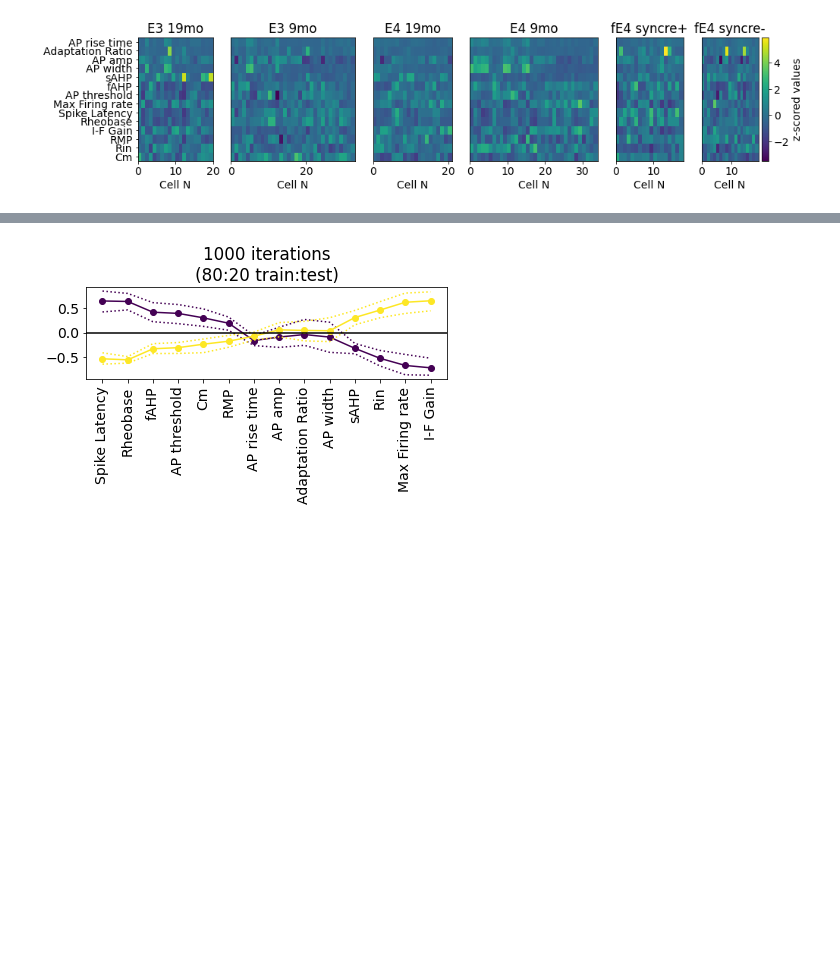
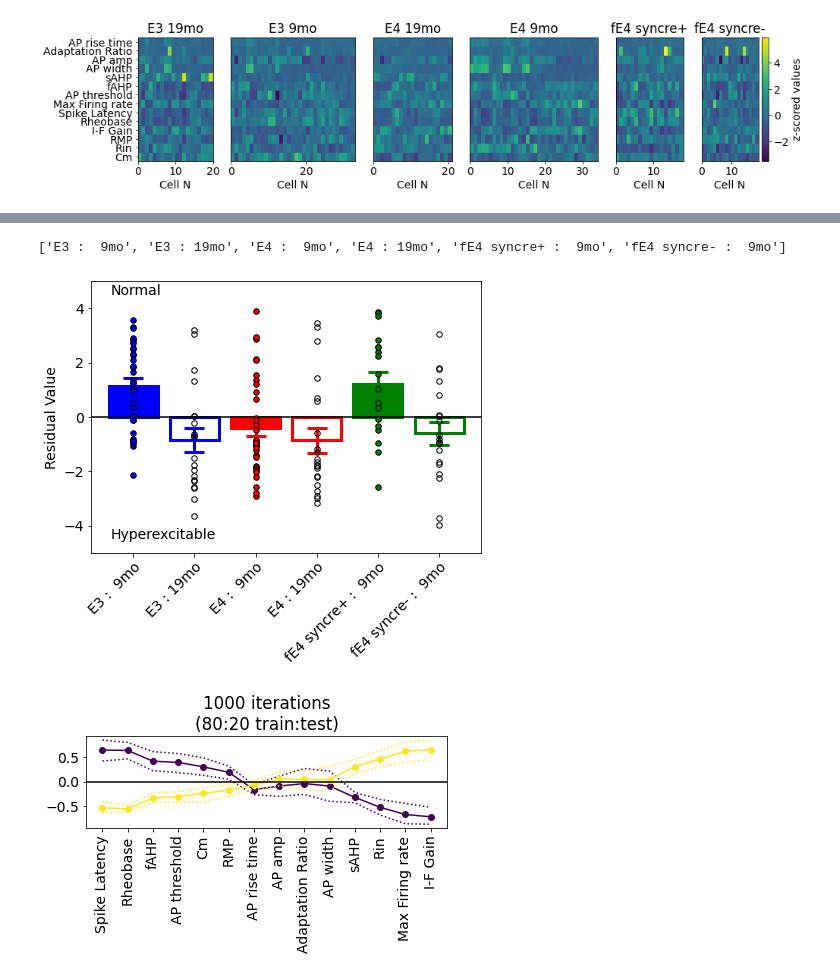
Before and after one commit to dtabuena/ApoE_Data_Clustering, a Jupyter notebook: Cluster_CA3.ipynb, the cells around one changed output, grey strips where cells are left out. Cells and saved outputs as stored; diff of their text form; code cells hidden in the pictures; blank space fills up the shorter version.

```diff
--- a/Cluster_CA3.ipynb
+++ b/Cluster_CA3.ipynb
@@ -410,3 +424,41 @@ tukey_data.to_csv('pairwise Age-Genotype.csv')
+# %%
+import scipy
+
+fig_res_bars, ax = plt.subplots(1,figsize=[7,5])
+
+comb_list = list(set(df_for_34_2W_anova['combination']))
+comb_list.sort()
+print(comb_list)
+
+
+for ti in range(len(comb_list)):
+    type_i = comb_list[ti]
+    match_type = df_for_34_2W_anova['combination']==type_i
+    y_vals = list(np.array(df_for_34_2W_anova[match_type]['T1_Score']))
+    pos = list(np.ones_like(y_vals)*ti)
+    t_colr = colors[ti]
+    t_colr_edge = colors[  int(np.ceil((ti+1)/2)-1)*2 ]
+    ax.scatter(np.ones_like(y_vals)*ti,y_vals,  color=t_colr, label=t,linewidths=1,edgecolors='k',s=30, zorder=5)
+    mean = np.mean(y_vals)
+    sem = scipy.stats.sem(y_vals)
+    error_kw = {'elinewidth':3,'capthick':3,'ecolor':t_colr_edge}
+    ax.bar(ti,mean,yerr=sem,color=t_colr, edgecolor=t_colr_edge,capsize=10,linewidth=3,error_kw=error_kw)
+
+
+
+ax.text(.05, .95, clust_names[1],transform=ax.transAxes,ha='left',fontsize = fs)
+ax.text(.05, .05, clust_names[0],transform=ax.transAxes,ha='left',fontsize = fs)
+ax.set_ylabel('Residual Value')
+ax.set_ylim(-5,5)
+ax.axhline(0,color='k')
+ax.set_xticks(ticks=range(len(comb_list)))
+ax.set_xticklabels(comb_list,rotation=45,ha='right', rotation_mode='anchor')
+plt.show()
+
+fig_res_bars.savefig('Summary_Bars.'+fig_opt['format'],**fig_opt)
+# %% [output]
+['E3 :  9mo', 'E3 : 19mo', 'E4 :  9mo', 'E4 : 19mo', 'fE4 syncre+ :  9mo', 'fE4 syncre- :  9mo']
+[figure, added]
 # %%
 from pandas.compat.numpy import np_array_datetime64_compat
 ###########   Cluster Validation #############
```
Also changed, not shown: parts of 9 cells of this notebook.
